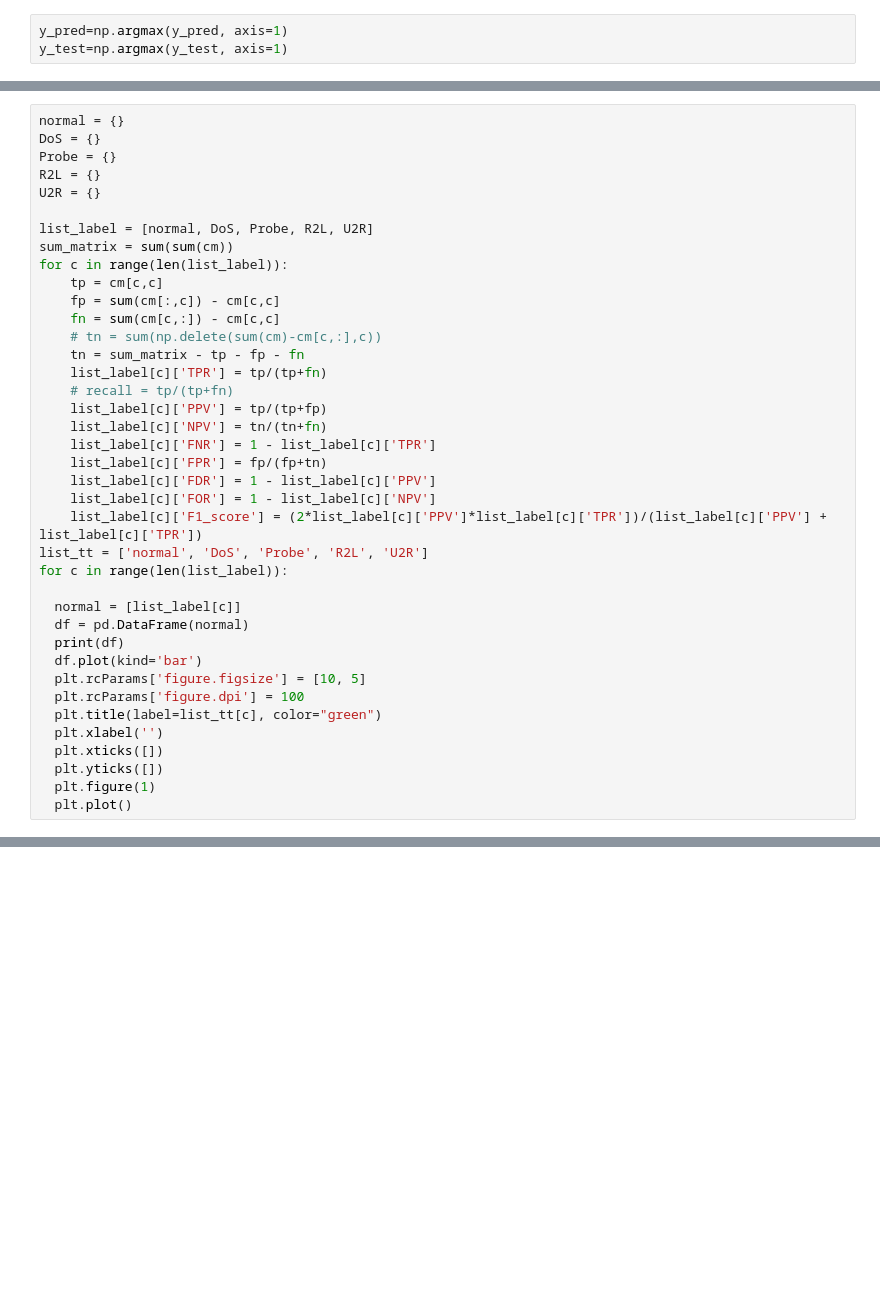
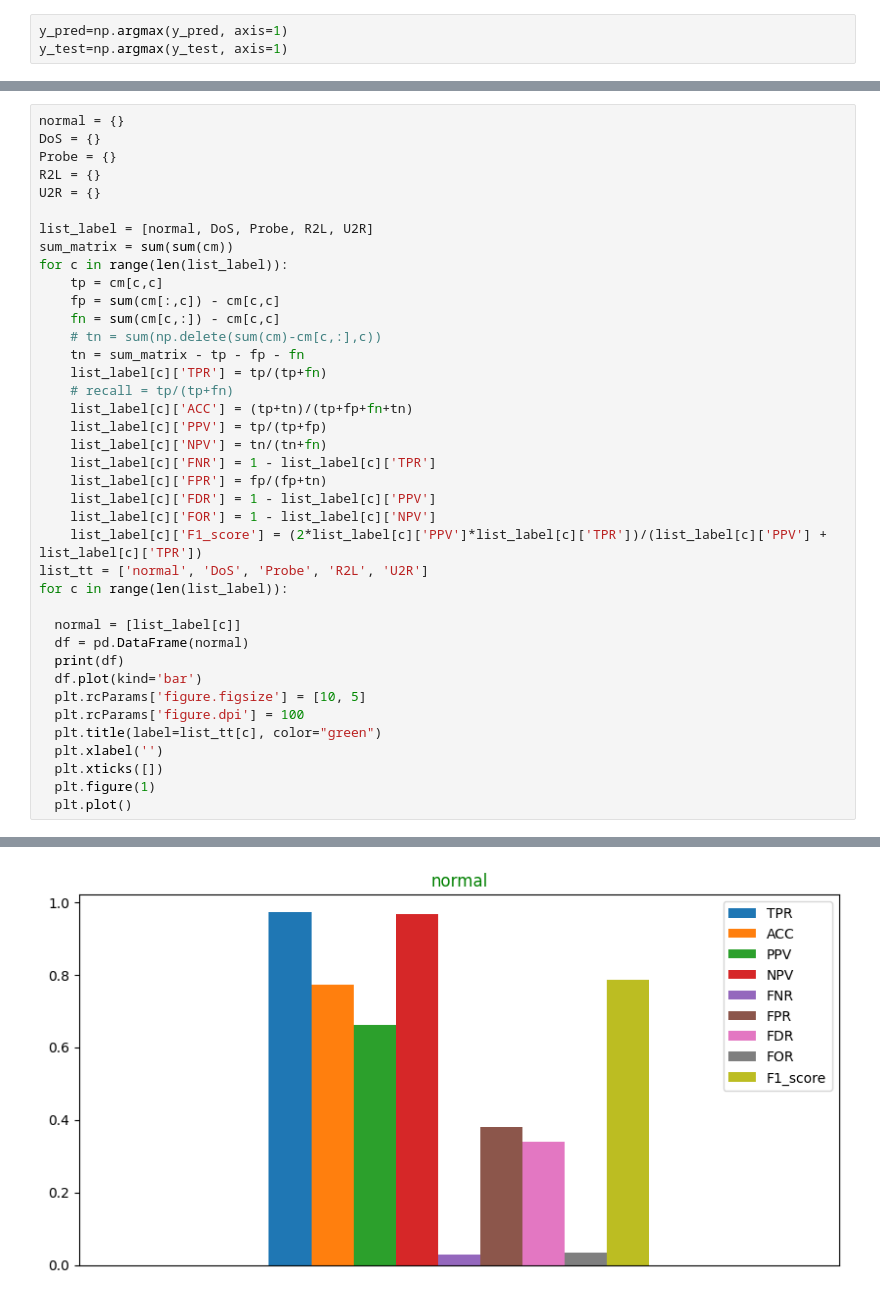
Before and after one commit to ninhdng37/Attack-Network-Detection-using-LSTM, a Jupyter notebook: Network_Intrusion_Detection_LSTM.ipynb, the cells around one changed output, grey strips where cells are left out. Drawn from its saved outputs; the diff is of its cells as text; blank space fills up the shorter version.

```diff
--- a/Network_Intrusion_Detection_LSTM.ipynb
+++ b/Network_Intrusion_Detection_LSTM.ipynb
@@ -306,6 +388,7 @@ for c in range(len(list_label)):
     tn = sum_matrix - tp - fp - fn
     list_label[c]['TPR'] = tp/(tp+fn)
     # recall = tp/(tp+fn)
+    list_label[c]['ACC'] = (tp+tn)/(tp+fp+fn+tn)
     list_label[c]['PPV'] = tp/(tp+fp)
     list_label[c]['NPV'] = tn/(tn+fn)
     list_label[c]['FNR'] = 1 - list_label[c]['TPR']
@@ -325,6 +408,6 @@ for c in range(len(list_label)):
   plt.title(label=list_tt[c], color="green")
   plt.xlabel('')
   plt.xticks([])
-  plt.yticks([])
   plt.figure(1)
   plt.plot()
+# %% [output]
@@ -330,0 +433 @@ for c in range(len(list_label)):
+[figure, added]
```
Also changed, not shown: parts of 16 cells of this notebook.
